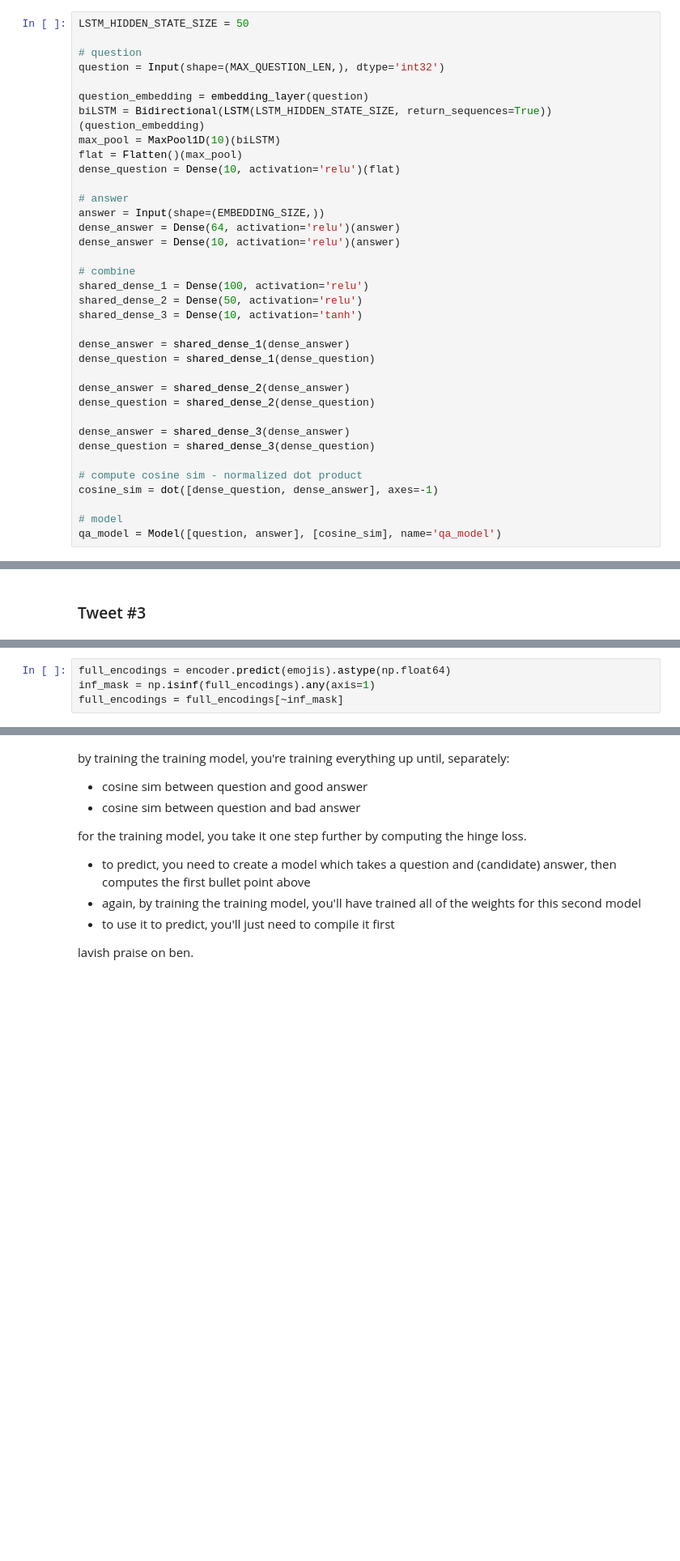
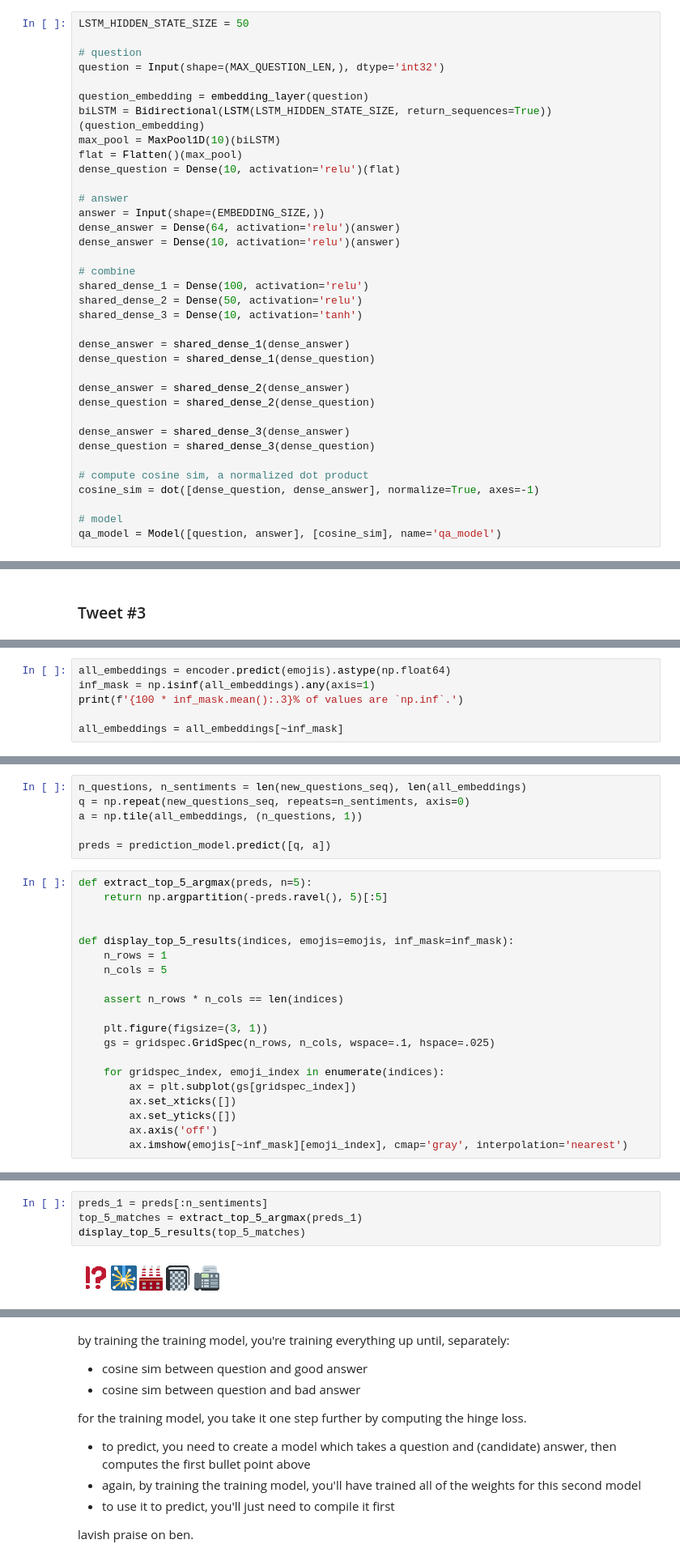
Before and after one commit to cavaunpeu/neurally-embedded-emojis, a Jupyter notebook: neurally-embedded-emojis.ipynb, the cells around one changed output, grey strips where cells are left out. Shown at 81% size. Cells and saved outputs as stored; diff of their text form; blank space fills up the shorter version.

Commit message:
predict tweet sentiments on new emojis

```diff
--- a/neurally-embedded-emojis.ipynb
+++ b/neurally-embedded-emojis.ipynb
@@ -585,8 +584,8 @@ dense_question = shared_dense_2(dense_question)
 dense_answer = shared_dense_3(dense_answer)
 dense_question = shared_dense_3(dense_question)
 
-# compute cosine sim - normalized dot product
-cosine_sim = dot([dense_question, dense_answer], axes=-1)
+# compute cosine sim, a normalized dot product
+cosine_sim = dot([dense_question, dense_answer], normalize=True, axes=-1)
 
 # model
 qa_model = Model([question, answer], [cosine_sim], name='qa_model')
@@ -713,4 +711,6 @@ NameError: name 'encodings' is not defined
 # %%
-full_encodings = encoder.predict(emojis).astype(np.float64)
-inf_mask = np.isinf(full_encodings).any(axis=1)
-full_encodings = full_encodings[~inf_mask]
+all_embeddings = encoder.predict(emojis).astype(np.float64)
+inf_mask = np.isinf(all_embeddings).any(axis=1)
+print(f'{100 * inf_mask.mean():.3}% of values are `np.inf`.')
+
+all_embeddings = all_embeddings[~inf_mask]
@@ -734,0 +719,26 @@ display_emoji(emojis[~inf_mask][263])
+# %%
+n_questions, n_sentiments = len(new_questions_seq), len(all_embeddings)
+q = np.repeat(new_questions_seq, repeats=n_sentiments, axis=0)
+a = np.tile(all_embeddings, (n_questions, 1))
+
+preds = prediction_model.predict([q, a])
+# %%
+def extract_top_5_argmax(preds, n=5):
+    return np.argpartition(-preds.ravel(), 5)[:5]
+
+
+def display_top_5_results(indices, emojis=emojis, inf_mask=inf_mask):
+    n_rows = 1
+    n_cols = 5
+
+    assert n_rows * n_cols == len(indices)
+
+    plt.figure(figsize=(3, 1))
+    gs = gridspec.GridSpec(n_rows, n_cols, wspace=.1, hspace=.025)
+
+    for gridspec_index, emoji_index in enumerate(indices):
+        ax = plt.subplot(gs[gridspec_index])
+        ax.set_xticks([])
+        ax.set_yticks([])
+        ax.axis('off')
+        ax.imshow(emojis[~inf_mask][emoji_index], cmap='gray', interpolation='nearest')
@@ -734,0 +747,6 @@ display_emoji(emojis[~inf_mask][263])
+# %%
+preds_1 = preds[:n_sentiments]
+top_5_matches = extract_top_5_argmax(preds_1)
+display_top_5_results(top_5_matches)
+# %% [output]
+[figure, added]
```
Also changed, not shown: parts of 24 cells of this notebook.
